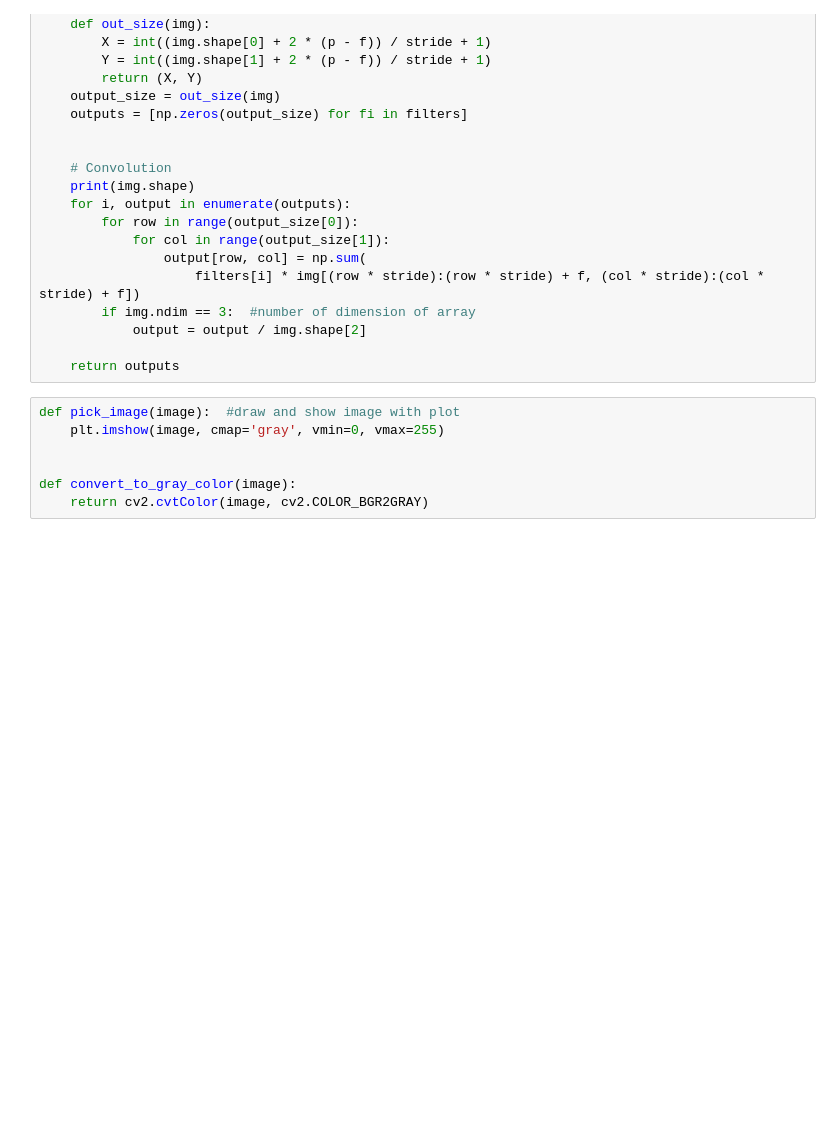
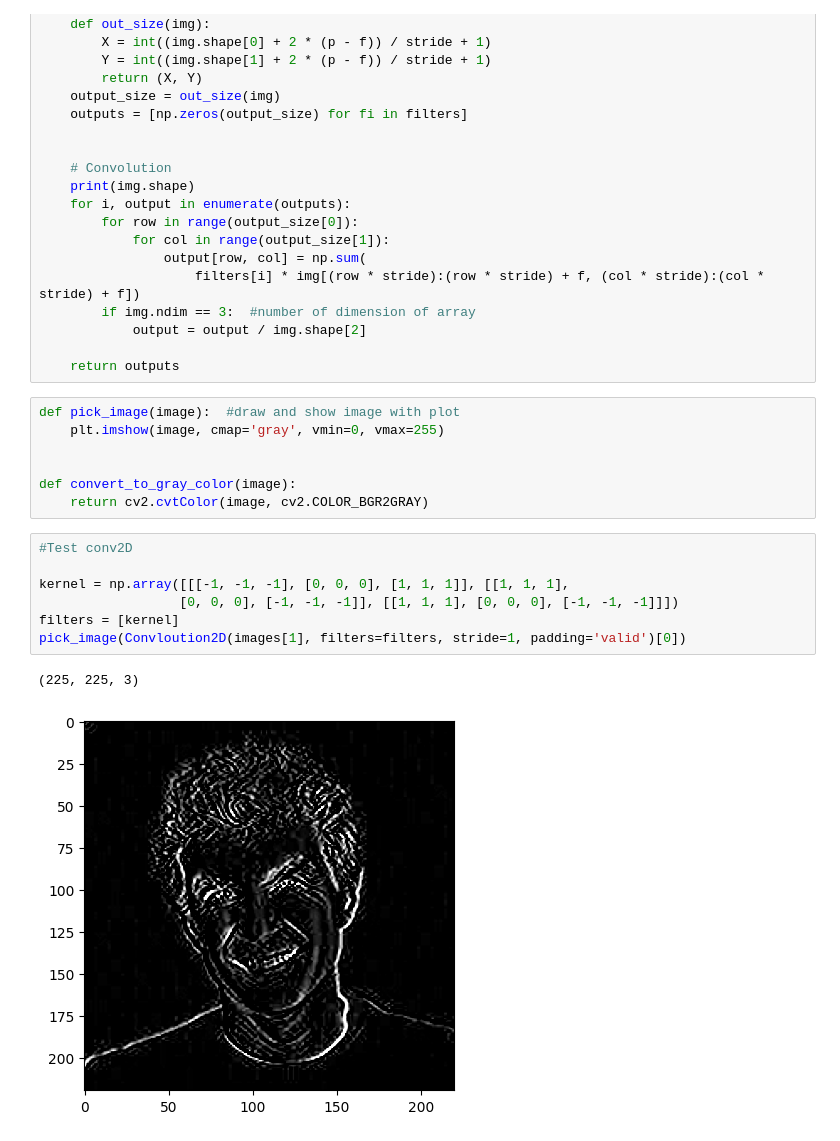
Before and after one commit to navidraeiszadeh/image_and_audio_processing, a Jupyter notebook: Image Proccessing.ipynb, the cells around one changed output. Saved outputs shown, nothing was run; the diff lists cells and outputs as text; blank space fills up the shorter version.

```diff
--- a/Image Proccessing.ipynb
+++ b/Image Proccessing.ipynb
@@ -56,3 +56,13 @@ def pick_image(image):  #draw and show image with plot
 
 def convert_to_gray_color(image):
     return cv2.cvtColor(image, cv2.COLOR_BGR2GRAY)
+# %%
+#Test conv2D
+
+kernel = np.array([[[-1, -1, -1], [0, 0, 0], [1, 1, 1]], [[1, 1, 1],
+                  [0, 0, 0], [-1, -1, -1]], [[1, 1, 1], [0, 0, 0], [-1, -1, -1]]])
+filters = [kernel]
+pick_image(Convloution2D(images[1], filters=filters, stride=1, padding='valid')[0])
+# %% [output]
+(225, 225, 3)
+[figure, added]
```
Also changed, not shown: parts of 6 cells of this notebook, 5 other files.
